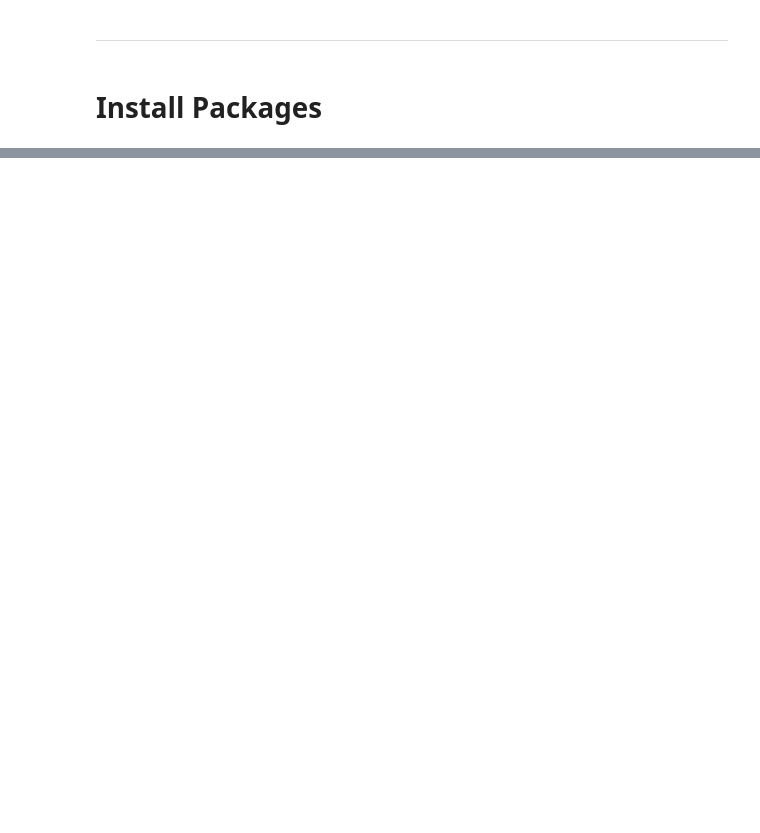
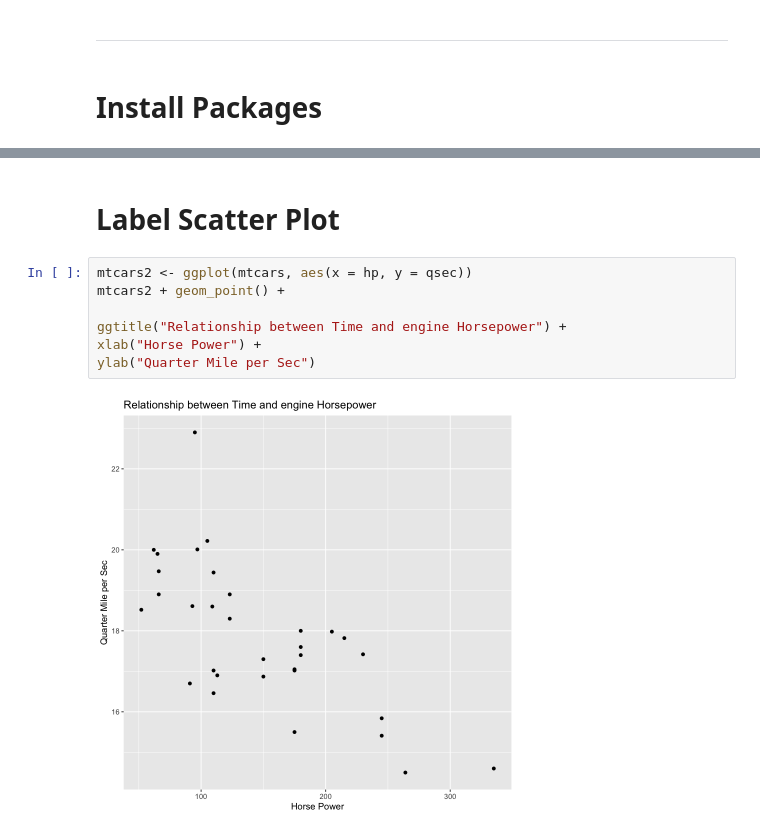
Before and after one commit to julieraeboucher/Data-Science-Assignments, a Jupyter notebook: DS102-R/DS102-R-L8.ipynb, the cells around one changed output, grey strips where cells are left out. Drawn from its saved outputs; the diff is of its cells as text; blank space fills up the shorter version.

```diff
--- a/DS102-R/DS102-R-L8.ipynb
+++ b/DS102-R/DS102-R-L8.ipynb
@@ -21,0 +53,11 @@ For your Lesson 8 Hands-On, use the `mtcars` data frame to examine the effect th
+# %% [markdown]
+# Label Scatter Plot
+# %%
+mtcars2 <- ggplot(mtcars, aes(x = hp, y = qsec))
+mtcars2 + geom_point() +
+
+ggtitle("Relationship between Time and engine Horsepower") +
+xlab("Horse Power") +
+ylab("Quarter Mile per Sec")
+# %% [output]
+[figure, added]
```
Also changed, not shown: parts of 29 cells of this notebook.
